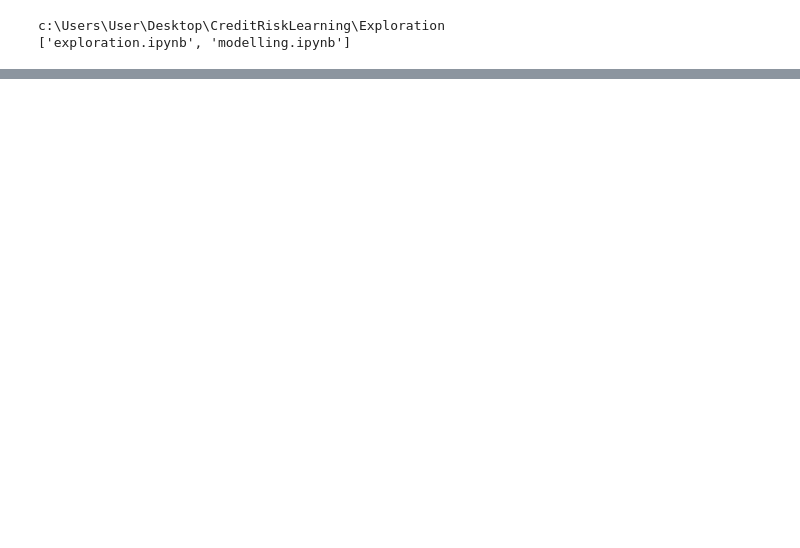
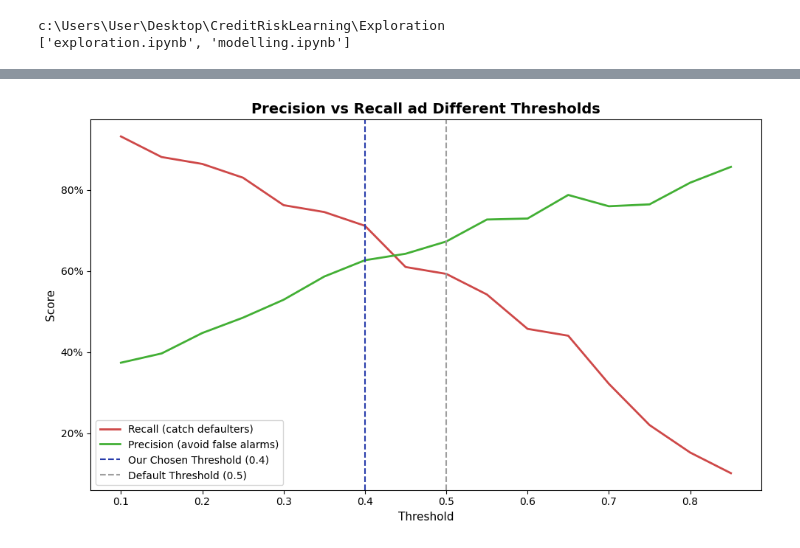
Before and after one commit to smallchuch/CreditRiskLearning, a Jupyter notebook: Exploration/modelling.ipynb, the cells around one changed output, grey strips where cells are left out. Saved outputs shown, nothing was run; the diff lists cells and outputs as text; code cells hidden in the pictures; blank space fills up the shorter version.

Commit message:
add plotly, precision recall curve

```diff
--- a/Exploration/modelling.ipynb
+++ b/Exploration/modelling.ipynb
@@ -61,6 +99,6 @@ df.dtypes
 # %%
 # Get list of categorical items
-cat_columns = df.select_dtypes(include='object').columns.tolist()
+cat_columns = df.select_dtypes(include='str').columns.tolist()
 print(cat_columns)
 
 # One hoit encode items
@@ -126,0 +221,13 @@ print(classification_report(y_test, y_pred_tuned))
+# %%
+thresholds = np.arange(0.1, 0.9, 0.05)
+
+results = []
+
+for t in thresholds:
+    y_pred_t = (y_prob >= t).astype(int)
+    recall = recall_score(y_test, y_pred_t, zero_division=0)
+    precision = precision_score(y_test, y_pred_t, zero_division=0)
+    results.append({'threshold': t, 'recall': recall, 'precision': precision})
+
+results_df = pd.DataFrame(results)
+print(results_df)
@@ -126,0 +252,19 @@ print(classification_report(y_test, y_pred_tuned))
+# %%
+fig, ax = plt.subplots(figsize=(10,6))
+
+ax.plot(results_df['threshold'], results_df['recall'],
+        label='Recall (catch defaulters)', color="#CE4848", linewidth=2)
+ax.plot(results_df['threshold'], results_df['precision'],
+        label='Precision (avoid false alarms)', color="#42AF34", linewidth=2)
+ax.axvline(x=0.4, color="#263AAA", linestyle='--', label='Our Chosen Threshold (0.4)')
+ax.axvline(x=0.5, color="#9E9E9E", linestyle='--', label='Default Threshold (0.5)')
+
+ax.set_title('Precision vs Recall ad Different Thresholds', fontsize=14, fontweight='bold')
+ax.set_xlabel('Threshold', fontsize=11)
+ax.set_ylabel('Score', fontsize=11)
+ax.yaxis.set_major_formatter(FuncFormatter(lambda x, _: f'{x:.0%}'))
+ax.legend()
+plt.tight_layout()
+plt.show()
+# %% [output]
+[figure, added]
```
Also changed, not shown: parts of 18 cells of this notebook, 1 other file.
